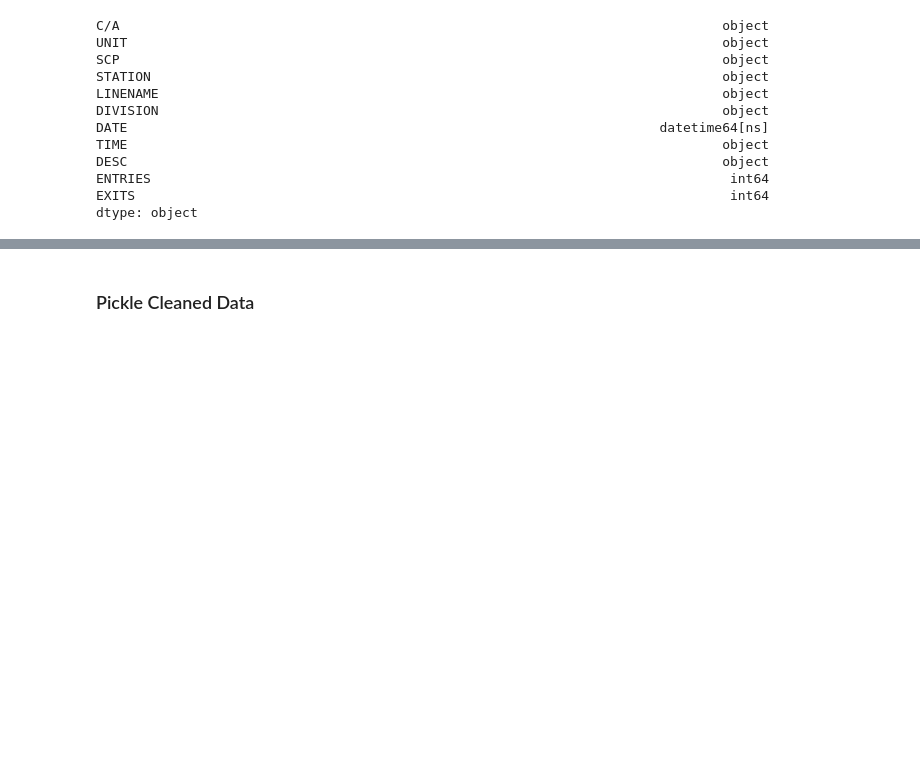
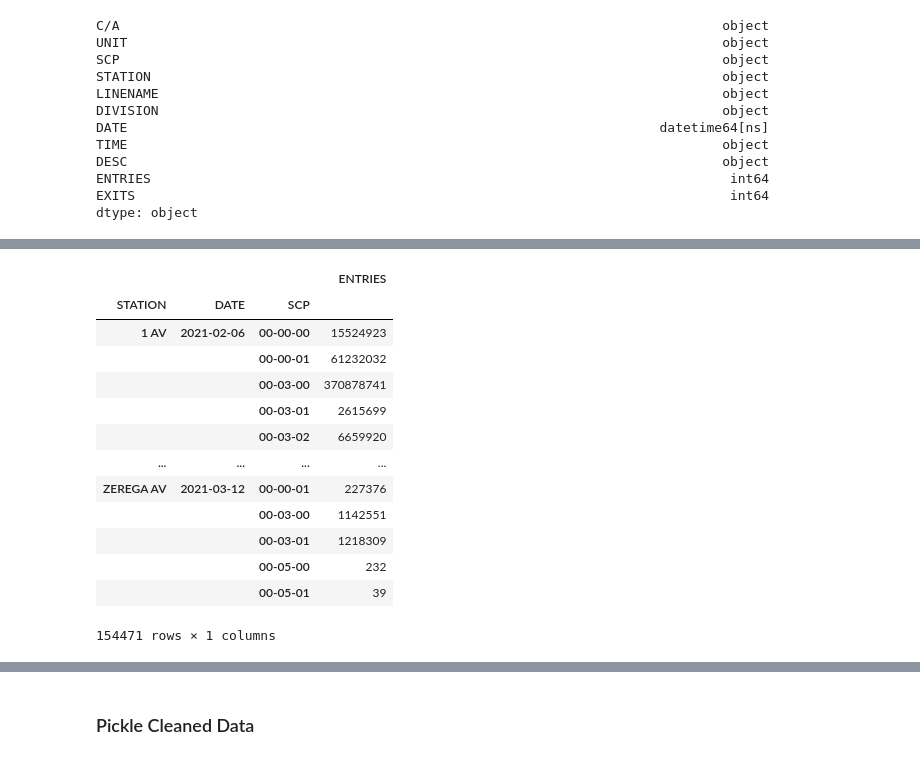
Before and after one commit to justinm0rgan/mta-turnstile-covid, a Jupyter notebook: collection-and-cleaning.ipynb, the cells around one changed output, grey strips where cells are left out. Cells and saved outputs as stored; diff of their text form; code cells hidden in the pictures; blank space fills up the shorter version.

```diff
--- a/collection-and-cleaning.ipynb
+++ b/collection-and-cleaning.ipynb
@@ -165,0 +194,17 @@ df.head()
+# %%
+df.groupby(['STATION','DATE','SCP'])[['ENTRIES']].min()
+# %% [output]
+|  |  |  | ENTRIES |
+| STATION | DATE | SCP |  |
+| 1 AV | 2021-02-06 | 00-00-00 | 15524923 |
+|  |  | 00-00-01 | 61232032 |
+|  |  | 00-03-00 | 370878741 |
+|  |  | 00-03-01 | 2615699 |
+|  |  | 00-03-02 | 6659920 |
+| ... | ... | ... | ... |
+| ZEREGA AV | 2021-03-12 | 00-00-01 | 227376 |
+|  |  | 00-03-00 | 1142551 |
+|  |  | 00-03-01 | 1218309 |
+|  |  | 00-05-00 | 232 |
+|  |  | 00-05-01 | 39 |
+154471 rows × 1 columns
```
Also changed, not shown: parts of 6 cells of this notebook.
